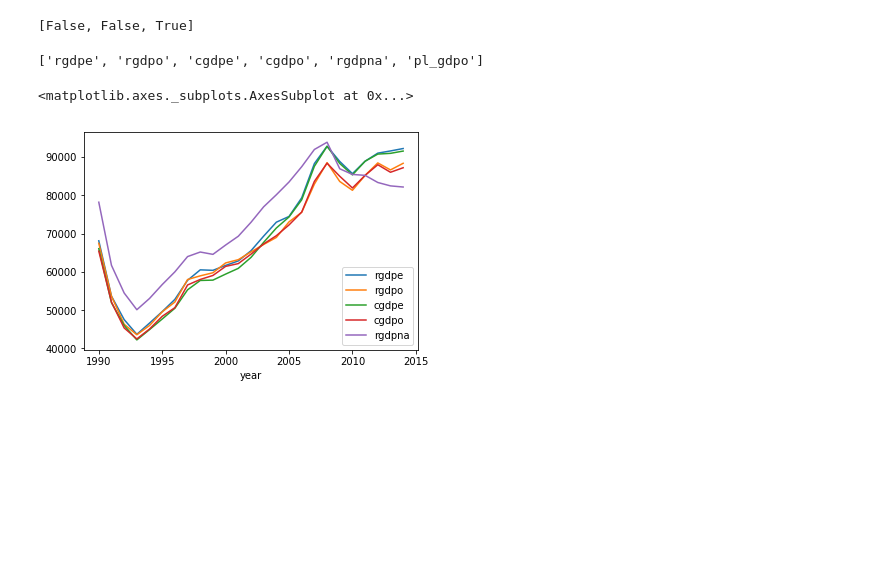
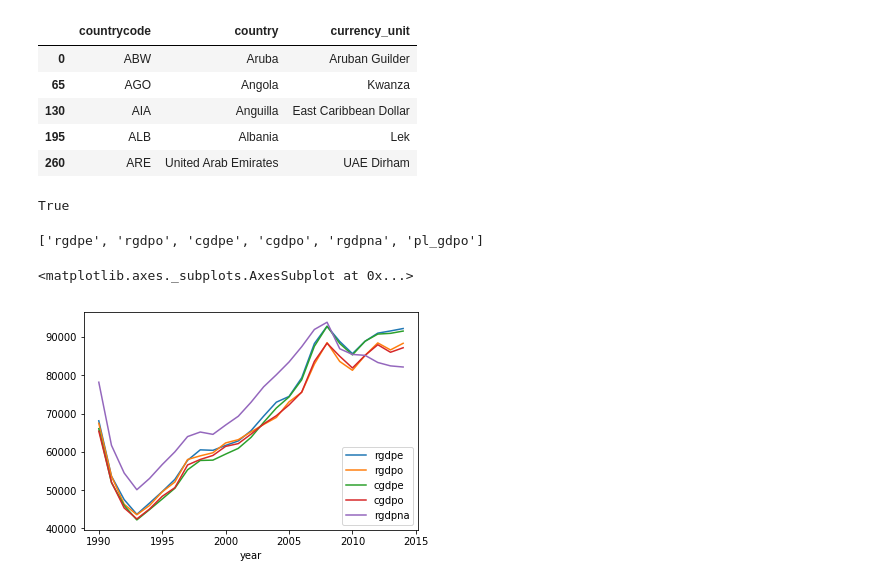
Before and after one commit to vedgar/ms, a Jupyter notebook: Penn World Table analiza.ipynb, the cells around one changed output. Saved outputs shown, nothing was run; the diff lists cells and outputs as text; code cells hidden in the pictures; blank space fills up the shorter version.

```diff
--- a/Penn World Table analiza.ipynb
+++ b/Penn World Table analiza.ipynb
@@ -5,9 +16,19 @@ pwt = pd.read_stata('pwt90.dta')
 # %%
 stupci_države = ['countrycode', 'country', 'currency_unit']
 države = pwt[stupci_države].drop_duplicates()
-[države.duplicated(stupac).any() for stupac in stupci_države]
+države.head()
+# [države.duplicated(stupac).any() for stupac in stupci_države]
 # %% [output]
-[False, False, True]
+|  | countrycode | country | currency_unit |
+| 0 | ABW | Aruba | Aruban Guilder |
+| 65 | AGO | Angola | Kwanza |
+| 130 | AIA | Anguilla | East Caribbean Dollar |
+| 195 | ALB | Albania | Lek |
+| 260 | ARE | United Arab Emirates | UAE Dirham |
+# %%
+države.duplicated('currency_unit').any()
+# %% [output]
+True
 # %%
 del pwt['countrycode'], pwt['currency_unit']
 pwt.set_index(['country', 'year'], inplace=True)
```
Also changed, not shown: parts of 3 cells of this notebook, 7 other files.
